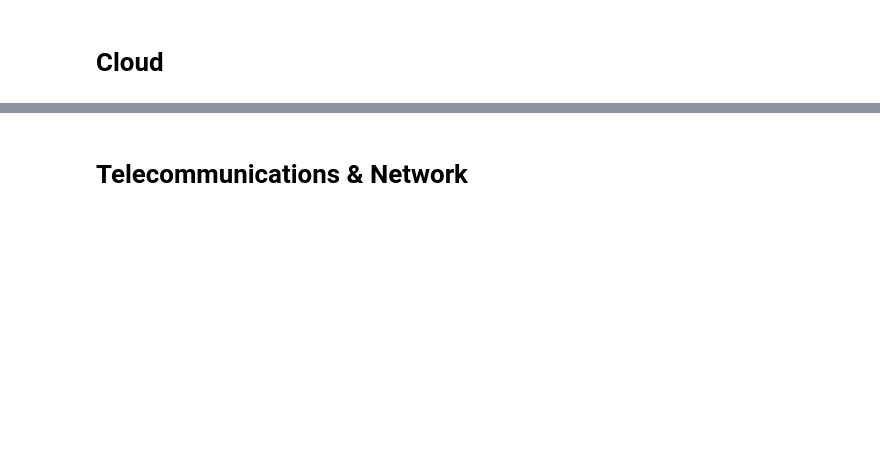
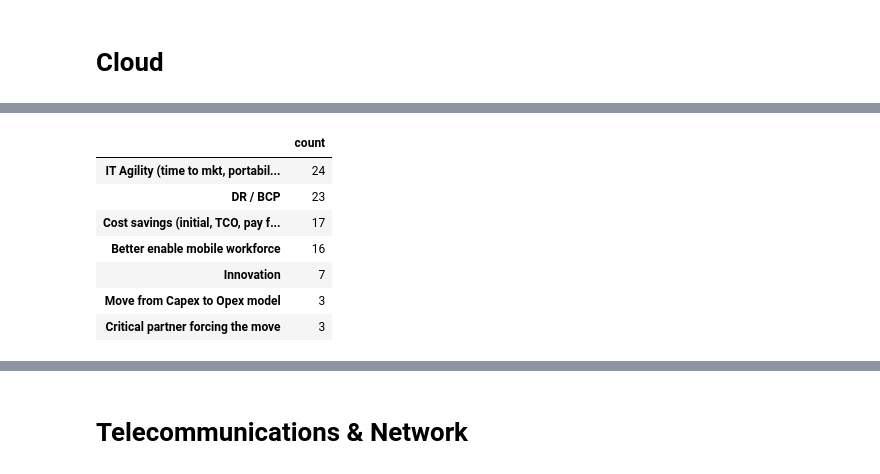
Before and after one commit to druce/aitec_survey, a Jupyter notebook: AITEC Slideshow.ipynb, the cells around one changed output, grey strips where cells are left out. Cells and saved outputs as stored; diff of their text form; code cells hidden in the pictures; blank space fills up the shorter version.

Commit message:
added index.html, cleaned up

```diff
--- a/AITEC Slideshow.ipynb
+++ b/AITEC Slideshow.ipynb
@@ -2065,0 +2064,78 @@ iplot(chartdict, link_text="")
+# %%
+question_cols = range(1402,1409)
+colnames = chartdata.columns[question_cols]
+question_name = "What is your primary business driver to moving towards cloud? (Ranked)"
+
+chartframe = chartdata[colnames]
+variables = [mystr[len("What is your primary business driver to moving towards cloud? - "):] for mystr in colnames]
+
+chartframe.columns= variables
+meltframe = pd.melt(chartframe, value_vars=variables)
+meltframe = meltframe.dropna(axis=0)
+
+v1frame = meltframe.loc[meltframe["value"] == 1.0]
+c1frame = pd.DataFrame(v1frame["variable"].value_counts())
+c1frame.columns = ["1"]
+
+v2frame = meltframe.loc[meltframe["value"] == 2.0]
+c2frame = pd.DataFrame(v2frame["variable"].value_counts())
+c2frame.columns = ["2"]
+chartframe = pd.concat([c1frame, c2frame], axis=1, join_axes=[c1frame.index])
+
+v3frame = meltframe.loc[meltframe["value"] == 3.0]
+c3frame = pd.DataFrame(v3frame["variable"].value_counts())
+c3frame.columns = ["3"]
+chartframe = pd.concat([chartframe, c3frame], axis=1, join_axes=[chartframe.index])
+
+v4frame = meltframe.loc[meltframe["value"] == 4.0]
+c4frame = pd.DataFrame(v4frame["variable"].value_counts())
+c4frame.columns = ["4"]
+chartframe = pd.concat([chartframe, c4frame], axis=1, join_axes=[chartframe.index])
+
+v5frame = meltframe.loc[meltframe["value"] == 5.0]
+c5frame = pd.DataFrame(v5frame["variable"].value_counts())
+c5frame.columns = ["5"]
+chartframe = pd.concat([chartframe, c5frame], axis=1, join_axes=[chartframe.index])
+
+v6frame = meltframe.loc[meltframe["value"] == 6.0]
+c6frame = pd.DataFrame(v6frame["variable"].value_counts())
+c6frame.columns = ["6"]
+chartframe = pd.concat([chartframe, c6frame], axis=1, join_axes=[chartframe.index])
+
+v7frame = meltframe.loc[meltframe["value"] == 7.0]
+c7frame = pd.DataFrame(v7frame["variable"].value_counts())
+c7frame.columns = ["7"]
+chartframe = pd.concat([chartframe, c7frame], axis=1, join_axes=[chartframe.index])
+
+chartframe = chartframe.fillna(value=0.0)
+#v1count = v1frame.value_counts()
+
+c1frame.columns = ["count"]
+c2frame.columns = ["count"]
+c3frame.columns = ["count"]
+c4frame.columns = ["count"]
+c5frame.columns = ["count"]
+c6frame.columns = ["count"]
+c7frame.columns = ["count"]
+
+tracedict = {
+    "1": c1frame,
+    "2": c2frame,
+    "3": c3frame,
+    "4": c4frame,
+    "5": c5frame,
+    "6": c6frame,
+    "7": c7frame,
+}
+
+chartdict = aitec_barstack(tracedict, question_name, "", "Count")
+c1frame
+# %% [output]
+|  | count |
+| IT Agility (time to mkt, portabil... | 24 |
+| DR / BCP | 23 |
+| Cost savings (initial, TCO, pay f... | 17 |
+| Better enable mobile workforce | 16 |
+| Innovation | 7 |
+| Move from Capex to Opex model | 3 |
+| Critical partner forcing the move | 3 |
```
Also changed, not shown: parts of 4 cells of this notebook, 4 other files.
